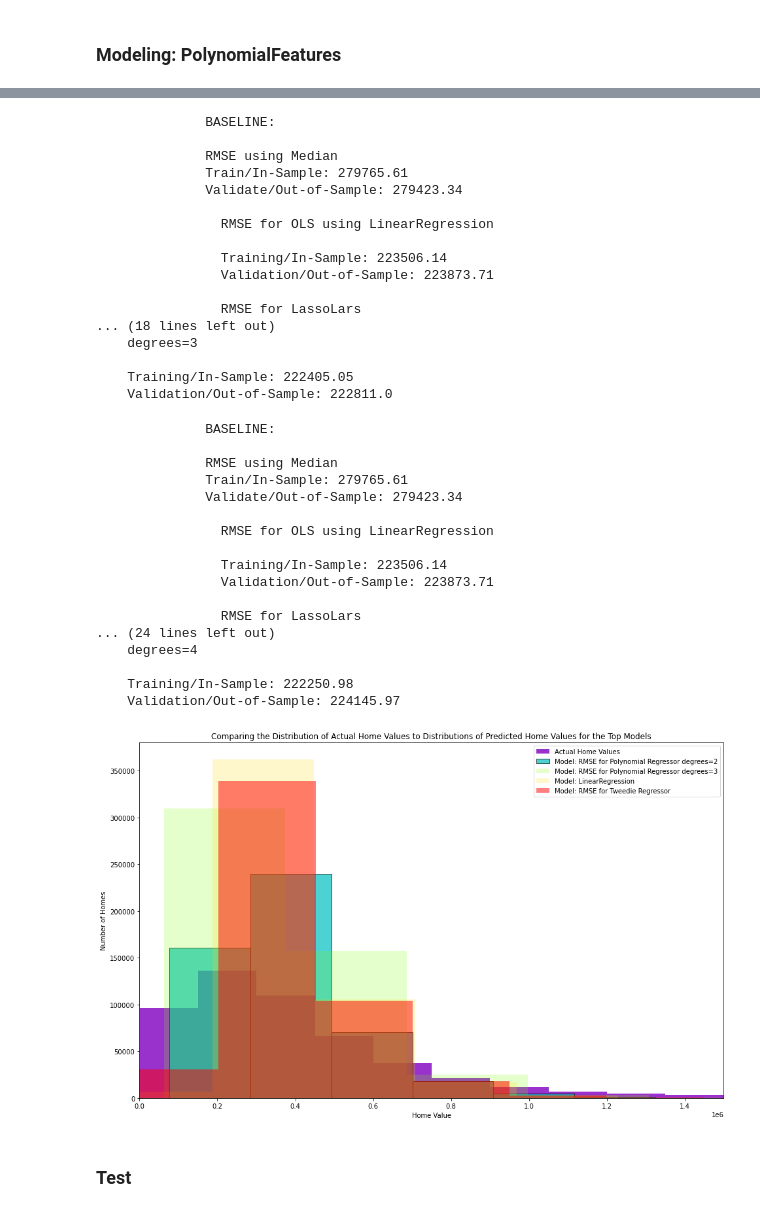
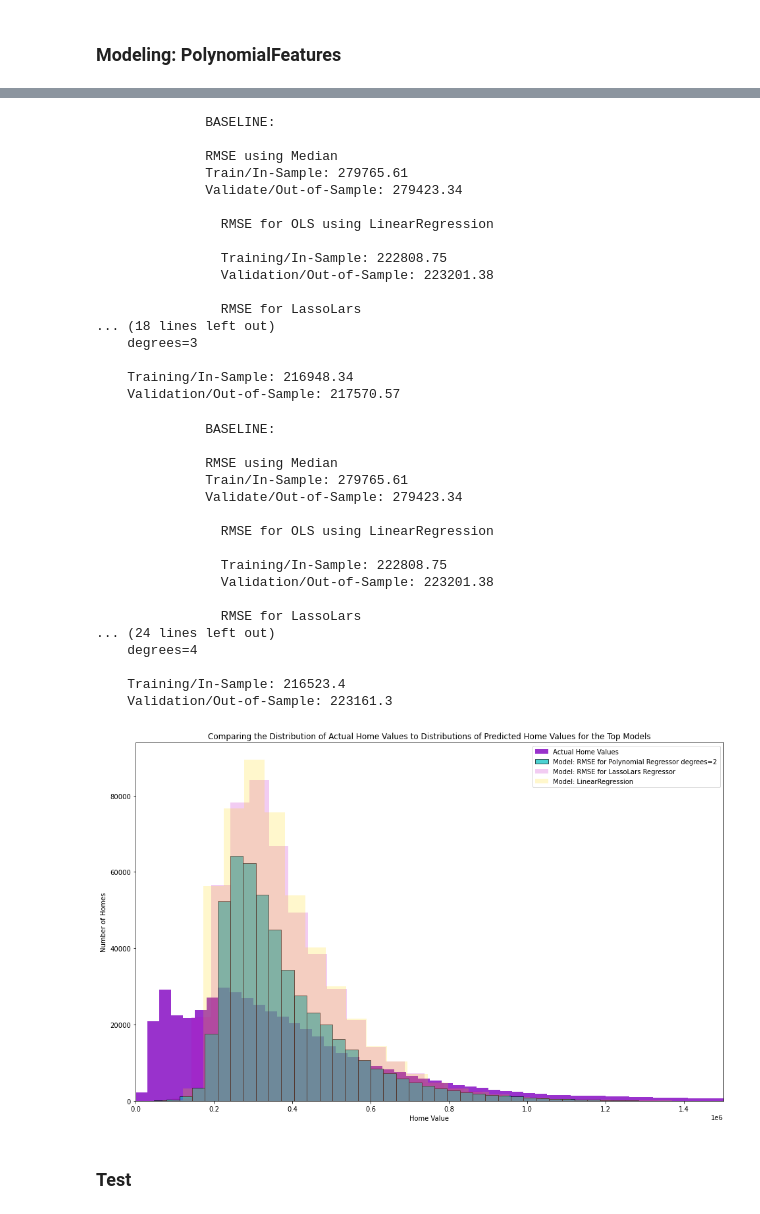
Before and after one commit to tim-keriazes/regression_exercises, a Jupyter notebook: zillow_regression_project_notebook.ipynb, the cells around one changed output, grey strips where cells are left out. Saved outputs shown, nothing was run; the diff lists cells and outputs as text; code cells hidden in the pictures.

```diff
--- a/zillow_regression_project_notebook.ipynb
+++ b/zillow_regression_project_notebook.ipynb
@@ -617,9 +593,9 @@ train
 # %%
 #separate target from features that will be used and scale
 # %%
-X_train = train.drop(columns=['home_value','yearbuilt','taxamount','fips','yearbuilt','cost_per_sqft','6037.0','6059.0','6111.0'])
-X_validate = validate.drop(columns=['home_value','yearbuilt','taxamount','fips','yearbuilt','cost_per_sqft','6037.0','6059.0','6111.0'])
-X_test = test.drop(columns=['home_value','yearbuilt','taxamount','fips','yearbuilt','cost_per_sqft','6037.0','6059.0','6111.0'])
+X_train = train.drop(columns=['home_value','taxamount','fips','cost_per_sqft'])
+X_validate = validate.drop(columns=['home_value','taxamount','fips','cost_per_sqft'])
+X_test = test.drop(columns=['home_value','taxamount','fips','cost_per_sqft'])
 y_train = train.home_value
 y_validate = validate.home_value
 y_test = test.home_value
@@ -1116,15 +1107,15 @@ print(f"""
 
                 RMSE for OLS using LinearRegression
 
-                Training/In-Sample: 223506.14
-                Validation/Out-of-Sample: 223873.71
+                Training/In-Sample: 222808.75
+                Validation/Out-of-Sample: 223201.38
 
                 RMSE for LassoLars
 ... (18 lines left out)
     degrees=3
 
-    Training/In-Sample: 222405.05
-    Validation/Out-of-Sample: 222811.0
+    Training/In-Sample: 216948.34
+    Validation/Out-of-Sample: 217570.57
 # %%
 # make the polynomial features to get a new set of features
 pf4 = PolynomialFeatures(degree=4)
@@ -1206,32 +1197,32 @@ print(f"""
 
                 RMSE for OLS using LinearRegression
 
-                Training/In-Sample: 223506.14
-                Validation/Out-of-Sample: 223873.71
+                Training/In-Sample: 222808.75
+                Validation/Out-of-Sample: 223201.38
 
                 RMSE for LassoLars
 ... (24 lines left out)
     degrees=4
 
-    Training/In-Sample: 222250.98
-    Validation/Out-of-Sample: 224145.97
+    Training/In-Sample: 216523.4
+    Validation/Out-of-Sample: 223161.3
 # %%
 # plot to visualize actual vs predicted.
 plt.figure(figsize=(16,10))
-plt.hist(y_validate.home_value, color='darkorchid', alpha=1, label="Actual Home Values")
-plt.hist(y_validate.home_value_pred_lm2, color='c', alpha=.7, label="Model: RMSE for Polynomial Regressor degrees=2", ec='black')
-plt.hist(y_validate.home_value_pred_lm3, color='chartreuse', alpha=.2, label="Model: RMSE for Polynomial Regressor degrees=3")
-#plt.hist(y_validate.home_value_pred_lm4, color='m', alpha=.2, label="Model: RMSE for Polynomial Regressor degrees=4")
-plt.hist(y_validate.home_value_pred_lm, color='gold', alpha=.2, label="Model: LinearRegression")
-plt.hist(y_validate.home_value_pred_lars, color='red', alpha=.5, label="Model: RMSE for Tweedie Regressor")
+plt.hist(y_validate.home_value, color='darkorchid', alpha=1, bins=50, label="Actual Home Values")
+plt.hist(y_validate.home_value_pred_lm2, color='c', alpha=.7, bins=50, label="Model: RMSE for Polynomial Regressor degrees=2", ec='black')
+#plt.hist(y_validate.home_value_pred_lm3, color='chartreuse', alpha=.2, bins=50, label="Model: RMSE for Polynomial Regressor degrees=3")
+plt.hist(y_validate.home_value_pred_lars, color='m', alpha=.2, bins=50,label="Model: RMSE for LassoLars Regressor ")
+plt.hist(y_validate.home_value_pred_lm, color='gold', alpha=.2, bins=50,label="Model: LinearRegression")
+#plt.hist(y_validate.home_value_pred_lars, color='red', alpha=.5, bins=50, label="Model: RMSE for Tweedie Regressor")
 plt.xlim(0, 1500000)
 plt.xlabel("Home Value")
 plt.ylabel("Number of Homes")
 plt.title("Comparing the Distribution of Actual Home Values to Distributions of Predicted Home Values for the Top Models")
 plt.legend()
 plt.show()
 # %% [output]
-[figure, old version]
+[figure, new version]
 # %% [markdown]
 ### Test
 # %%
```
Also changed, not shown: parts of 25 cells of this notebook.
